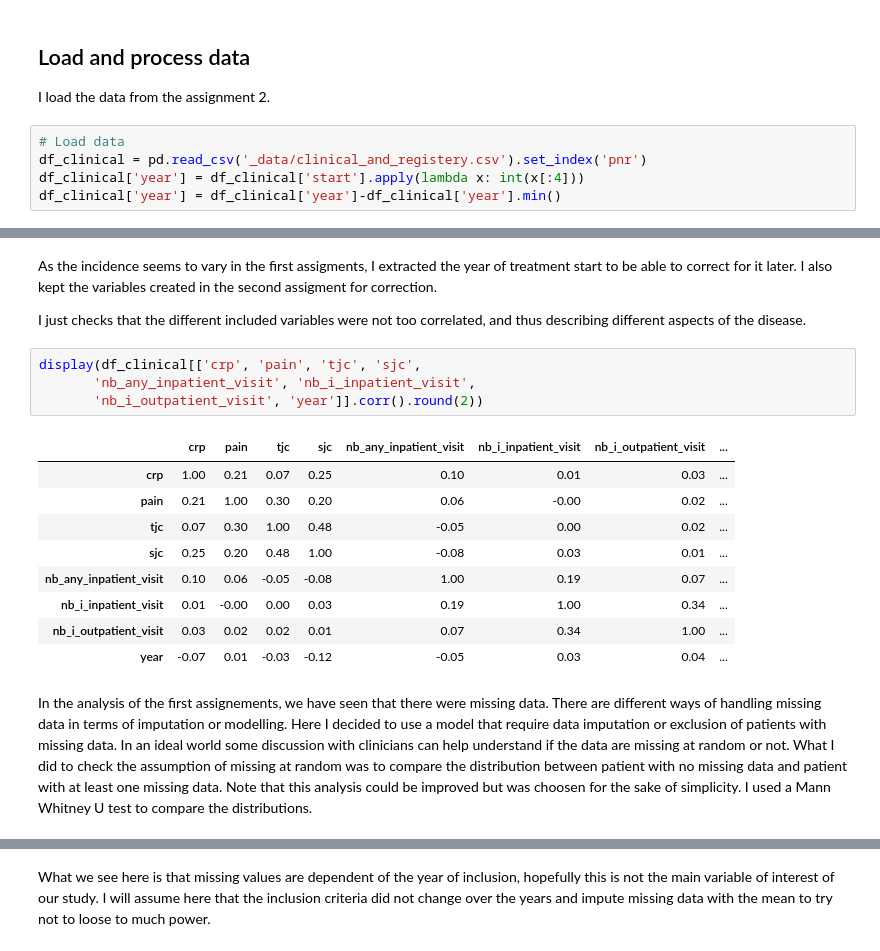
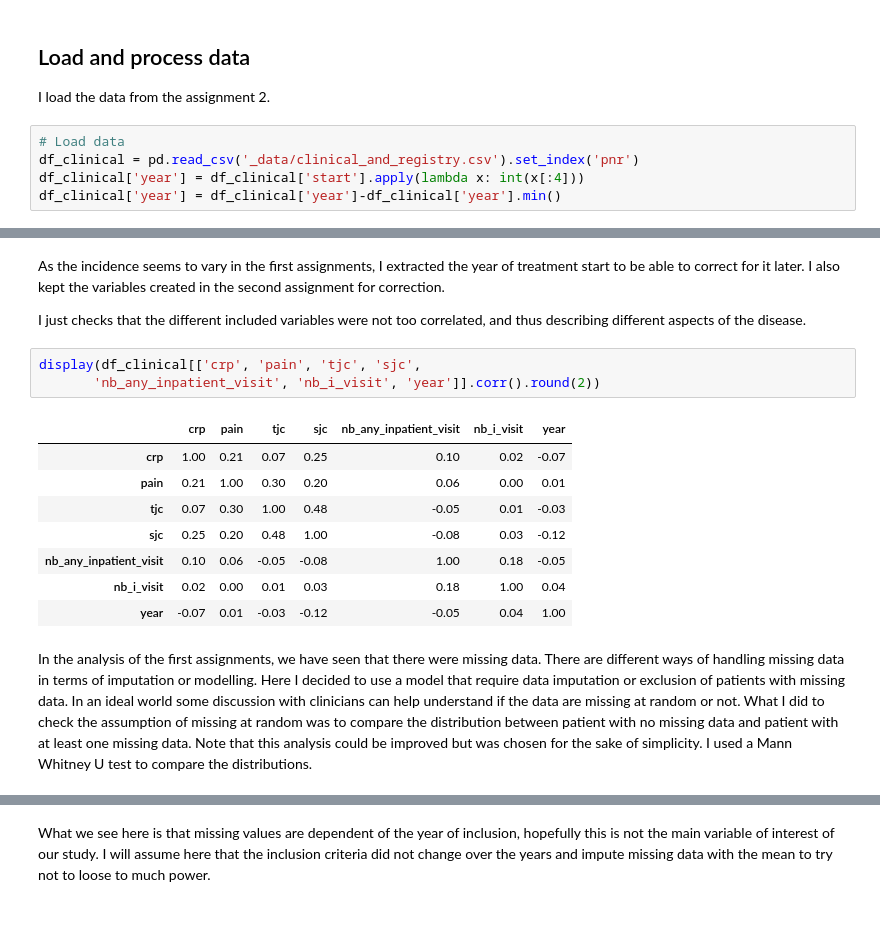
Before and after one commit to JulietteOrtholand/registery_data_test, a Jupyter notebook: assignment_3.ipynb, the cells around one changed output, grey strips where cells are left out. Drawn from its saved outputs; the diff is of its cells as text; blank space fills up the shorter version.

Commit message:
assignment3

```diff
--- a/assignment_3.ipynb
+++ b/assignment_3.ipynb
@@ -12,6 +13,6 @@ from sksurv.metrics import integrated_brier_score
 I load the data from the assignment 2.
 # %%
 # Load data
-df_clinical = pd.read_csv('_data/clinical_and_registery.csv').set_index('pnr')
+df_clinical = pd.read_csv('_data/clinical_and_registry.csv').set_index('pnr')
 df_clinical['year'] = df_clinical['start'].apply(lambda x: int(x[:4]))
 df_clinical['year'] = df_clinical['year']-df_clinical['year'].min()
@@ -35,23 +19,21 @@ df_clinical
 # %% [markdown]
-As the incidence seems to vary in the first assigments, I extracted the year of treatment start to be able to correct for it later. I also kept the variables created in the second assigment for correction.
+As the incidence seems to vary in the first assignments, I extracted the year of treatment start to be able to correct for it later. I also kept the variables created in the second assignment for correction.
 
 I just checks that the different included variables were not too correlated, and thus describing different aspects of the disease.
 # %%
 display(df_clinical[['crp', 'pain', 'tjc', 'sjc',
-       'nb_any_inpatient_visit', 'nb_i_inpatient_visit',
-       'nb_i_outpatient_visit', 'year']].corr().round(2))
+       'nb_any_inpatient_visit', 'nb_i_visit', 'year']].corr().round(2))
 # %% [output]
-|  | crp | pain | tjc | sjc | nb_any_inpatient_visit | nb_i_inpatient_visit | nb_i_outpatient_visit | ... |
-| crp | 1.00 | 0.21 | 0.07 | 0.25 | 0.10 | 0.01 | 0.03 | ... |
-| pain | 0.21 | 1.00 | 0.30 | 0.20 | 0.06 | -0.00 | 0.02 | ... |
-| tjc | 0.07 | 0.30 | 1.00 | 0.48 | -0.05 | 0.00 | 0.02 | ... |
-| sjc | 0.25 | 0.20 | 0.48 | 1.00 | -0.08 | 0.03 | 0.01 | ... |
-| nb_any_inpatient_visit | 0.10 | 0.06 | -0.05 | -0.08 | 1.00 | 0.19 | 0.07 | ... |
-| nb_i_inpatient_visit | 0.01 | -0.00 | 0.00 | 0.03 | 0.19 | 1.00 | 0.34 | ... |
-| nb_i_outpatient_visit | 0.03 | 0.02 | 0.02 | 0.01 | 0.07 | 0.34 | 1.00 | ... |
-| year | -0.07 | 0.01 | -0.03 | -0.12 | -0.05 | 0.03 | 0.04 | ... |
+|  | crp | pain | tjc | sjc | nb_any_inpatient_visit | nb_i_visit | year |
+| crp | 1.00 | 0.21 | 0.07 | 0.25 | 0.10 | 0.02 | -0.07 |
+| pain | 0.21 | 1.00 | 0.30 | 0.20 | 0.06 | 0.00 | 0.01 |
+| tjc | 0.07 | 0.30 | 1.00 | 0.48 | -0.05 | 0.01 | -0.03 |
+| sjc | 0.25 | 0.20 | 0.48 | 1.00 | -0.08 | 0.03 | -0.12 |
+| nb_any_inpatient_visit | 0.10 | 0.06 | -0.05 | -0.08 | 1.00 | 0.18 | -0.05 |
+| nb_i_visit | 0.02 | 0.00 | 0.01 | 0.03 | 0.18 | 1.00 | 0.04 |
+| year | -0.07 | 0.01 | -0.03 | -0.12 | -0.05 | 0.04 | 1.00 |
 # %% [markdown]
-In the analysis of the first assignements, we have seen that there were missing data. There are different ways of handling missing data in terms of imputation or modelling. Here I decided to use a model that require data imputation or exclusion of patients with missing data. In an ideal world some discussion with clinicians can help understand if the data are missing at random or not. What I did to check the assumption of missing at random was to compare the distribution between patient with no missing data and patient with at least one missing data. Note that this analysis could be improved but was choosen for the sake of simplicity. I used a Mann Whitney U test to compare the distributions.
+In the analysis of the first assignments, we have seen that there were missing data. There are different ways of handling missing data in terms of imputation or modelling. Here I decided to use a model that require data imputation or exclusion of patients with missing data. In an ideal world some discussion with clinicians can help understand if the data are missing at random or not. What I did to check the assumption of missing at random was to compare the distribution between patient with no missing data and patient with at least one missing data. Note that this analysis could be improved but was chosen for the sake of simplicity. I used a Mann Whitney U test to compare the distributions.
 # %%
 df_clinical["nb_missing"] = df_clinical.isna().sum(axis = 1)
 dict_res = {}
```
Also changed, not shown: parts of 22 cells of this notebook.
